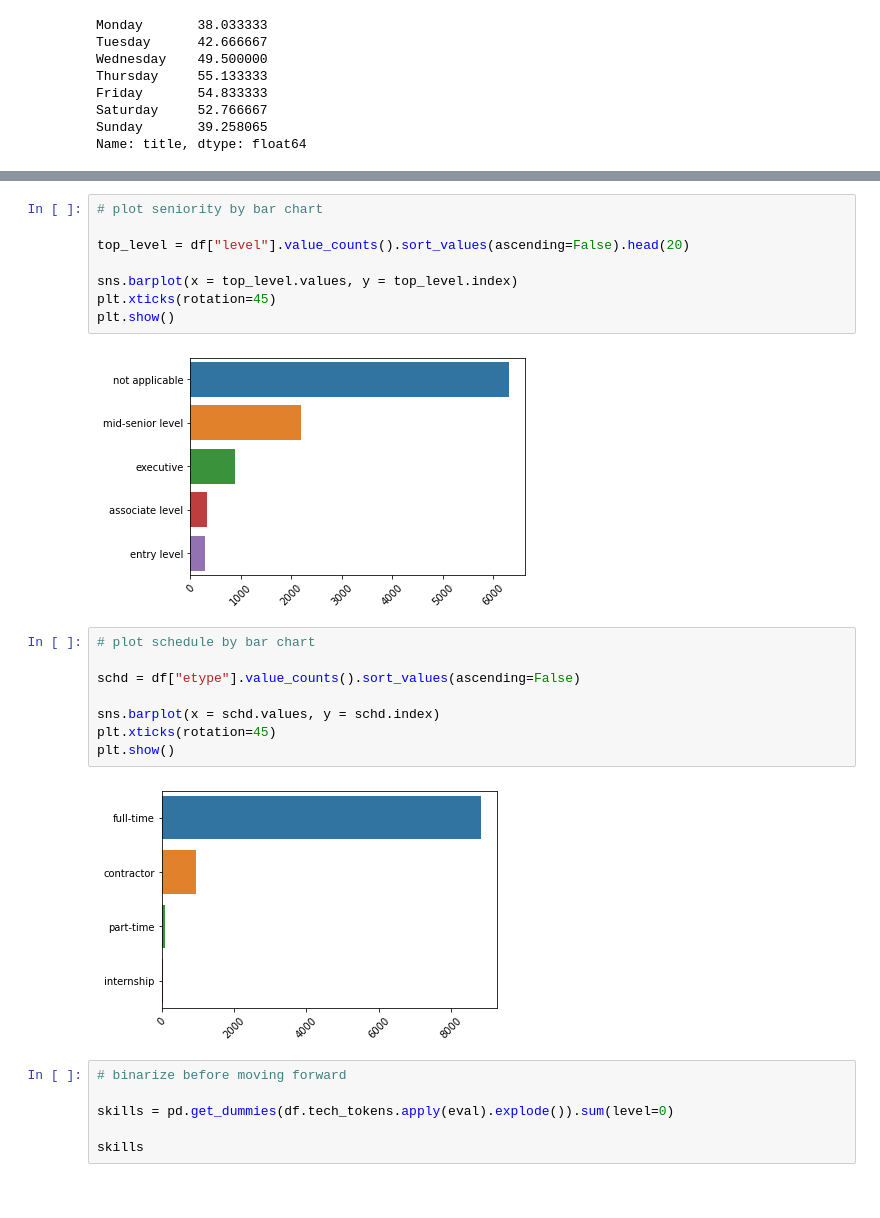
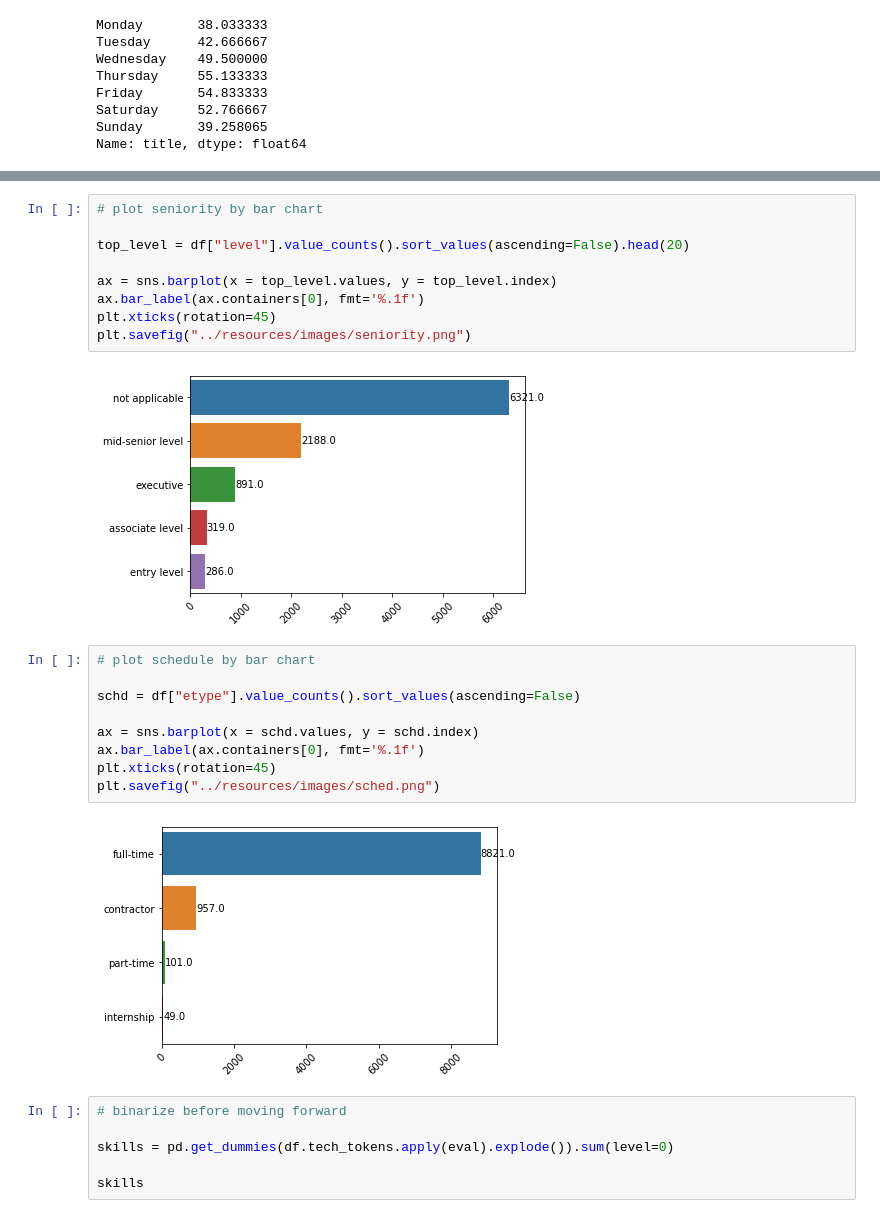
Before and after one commit to F-said/cert-quick-picks, a Jupyter notebook: mvp/eda.ipynb, the cells around one changed output, grey strips where cells are left out. Drawn from its saved outputs; the diff is of its cells as text.

Commit message:
Saved labels to explorations

```diff
--- a/mvp/eda.ipynb
+++ b/mvp/eda.ipynb
@@ -111,23 +154,25 @@ plt.show()
 # %%
 # plot seniority by bar chart
 
 top_level = df["level"].value_counts().sort_values(ascending=False).head(20)
 
-sns.barplot(x = top_level.values, y = top_level.index)
+ax = sns.barplot(x = top_level.values, y = top_level.index)
+ax.bar_label(ax.containers[0], fmt='%.1f')
 plt.xticks(rotation=45)
-plt.show()
+plt.savefig("../resources/images/seniority.png")
 # %% [output]
-[figure, old version]
+[figure, new version]
 # %%
 # plot schedule by bar chart
 
 schd = df["etype"].value_counts().sort_values(ascending=False)
 
-sns.barplot(x = schd.values, y = schd.index)
+ax = sns.barplot(x = schd.values, y = schd.index)
+ax.bar_label(ax.containers[0], fmt='%.1f')
 plt.xticks(rotation=45)
-plt.show()
+plt.savefig("../resources/images/sched.png")
 # %% [output]
-[figure, old version]
+[figure, new version]
 # %%
 # binarize before moving forward
 
```
Also changed, not shown: parts of 30 cells of this notebook, 25 other files.
